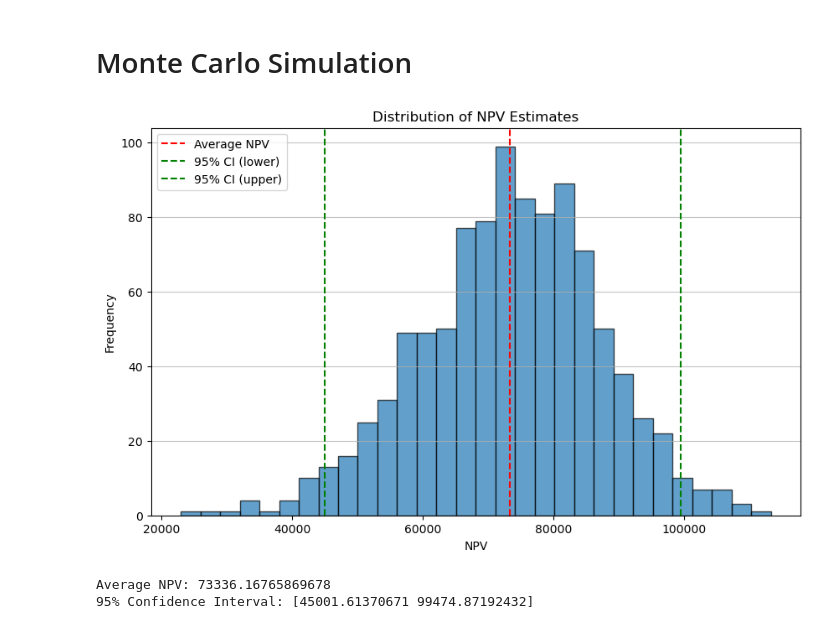
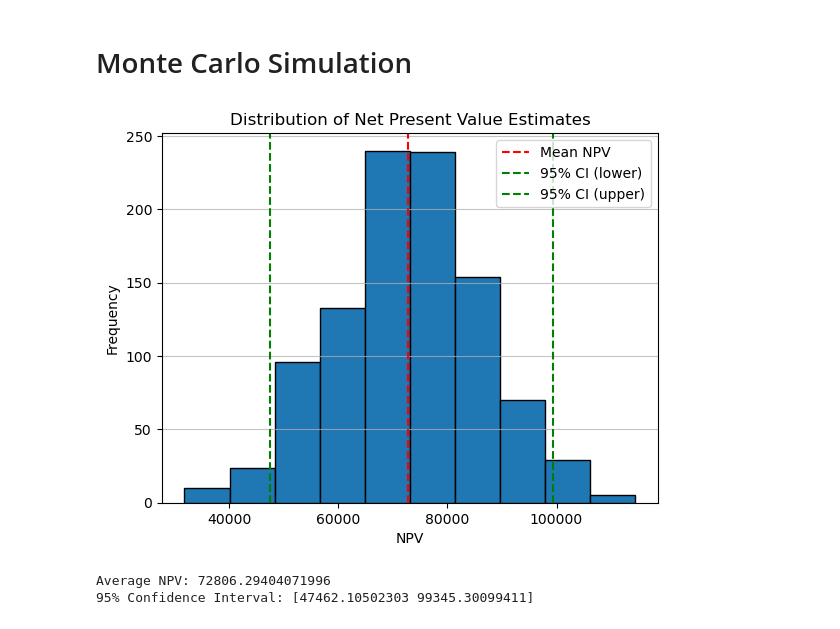
Before and after one commit to rjwrobel86/Python4Statistics, a Jupyter notebook: Notebooks/MonteCarlo.ipynb, the cells around one changed output. Saved outputs shown, nothing was run; the diff lists cells and outputs as text; code cells hidden in the pictures.

```diff
--- a/Notebooks/MonteCarlo.ipynb
+++ b/Notebooks/MonteCarlo.ipynb
@@ -9,40 +9,38 @@ def calculate_npv(initial_investment, cash_flows, discount_rate):
     for i, cash_flow in enumerate(cash_flows):
         npv += cash_flow / (1 + discount_rate) ** (i + 1)
     return npv
 
 initial_investment = 100000
 annual_cash_flows = [30000, 35000, 40000, 45000, 50000]
 discount_rate = 0.05
-num_iterations = 1000
+num_iterations = 1000 #Number of scenarios
 
 mean_cash_flows = np.mean(annual_cash_flows)
 std_cash_flows = np.std(annual_cash_flows)
 
 npvs = []
-for _ in range(num_iterations):
+for i in range(num_iterations):
     simulated_cash_flows = np.random.normal(mean_cash_flows, std_cash_flows, 5)
     npv = calculate_npv(initial_investment, simulated_cash_flows, discount_rate)
     npvs.append(npv)
 
-#Calculate the average NPV and its 95% confidence interval
 average_npv = np.mean(npvs)
 ci_95 = np.percentile(npvs, [2.5, 97.5])
 
-plt.figure(figsize=(10, 6))
-plt.hist(npvs, bins=30, edgecolor='black', alpha=0.7)
-plt.axvline(x=average_npv, color='red', linestyle='--', label='Average NPV')
+plt.hist(npvs, edgecolor='black')
+plt.axvline(x=average_npv, color='red', linestyle='--', label='Mean NPV')
 plt.axvline(x=ci_95[0], color='green', linestyle='--', label='95% CI (lower)')
 plt.axvline(x=ci_95[1], color='green', linestyle='--', label='95% CI (upper)')
 plt.xlabel('NPV')
 plt.ylabel('Frequency')
-plt.title('Distribution of NPV Estimates')
+plt.title('Distribution of Net Present Value Estimates')
 plt.legend()
 plt.grid(axis='y', alpha=0.75)
 plt.show()
 
 print("Average NPV:", average_npv)
 print("95% Confidence Interval:", ci_95)
 # %% [output]
-[figure, old version]
+[figure, new version]
-Average NPV: 73336.16765869678
-95% Confidence Interval: [45001.61370671 99474.87192432]
+Average NPV: 72806.29404071996
+95% Confidence Interval: [47462.10502303 99345.30099411]
```
Also changed, not shown: 17 other files.
